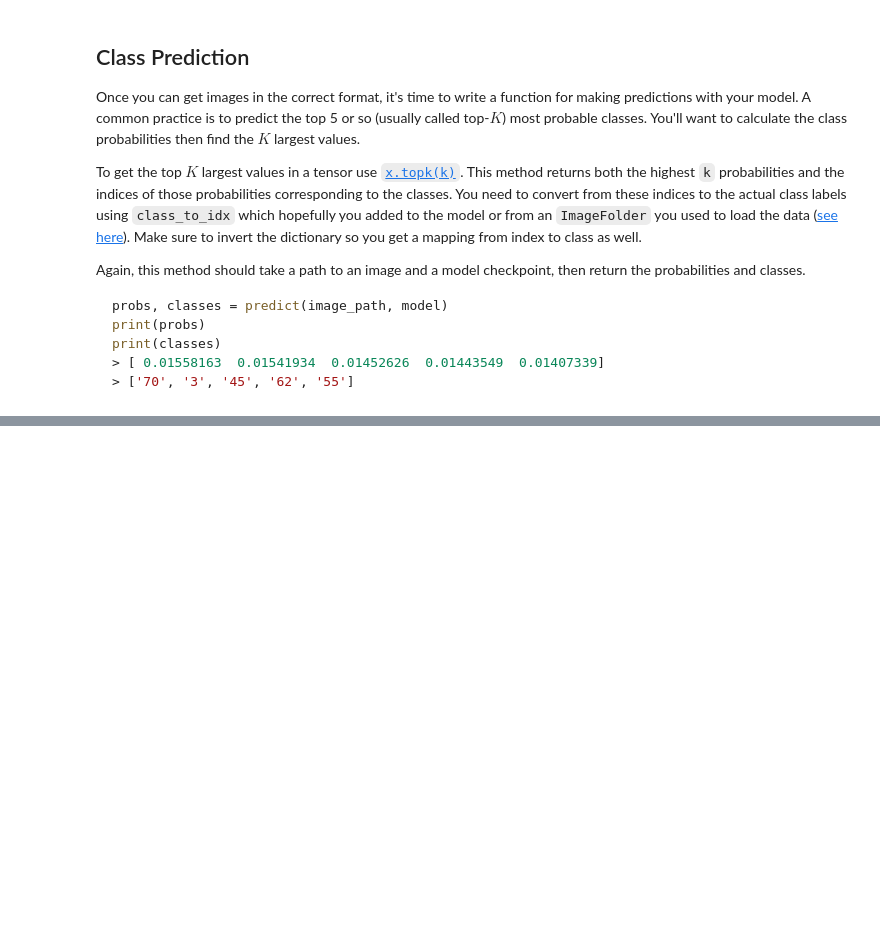
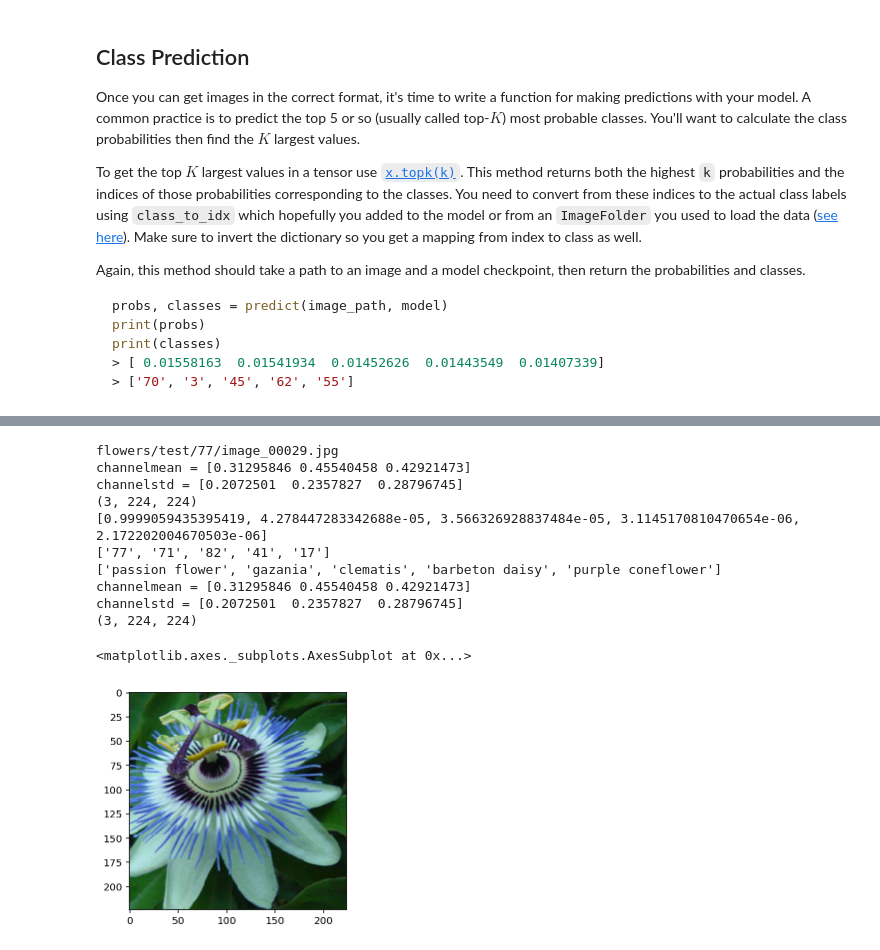
Before and after one commit to julzmb/aipnd-project, a Jupyter notebook: Image Classifier Project.ipynb, the cells around one changed output, grey strips where cells are left out. Saved outputs shown, nothing was run; the diff lists cells and outputs as text; code cells hidden in the pictures; blank space fills up the shorter version.

```diff
--- a/Image Classifier Project.ipynb
+++ b/Image Classifier Project.ipynb
@@ -178,6 +181,8 @@ CLASSIFIER_WIDTH = 512
 #model.fc
 # %%
 # Build and train your network
+
+# model = model.float()
 
 for param in model.parameters():
     param.requires_grad = False
@@ -215,10 +220,27 @@ for e in range(1, 1 + EPOCHS):
     validation_loss = 0
     correct_count = 0
     example_count = 0
+    # !!!debug start!!!
+    img_channel_mean_sum = torch.zeros(3)
+    img_channel_std_sum = torch.zeros(3)
+    img_channel_mean_sum.to(device)
+    img_channel_std_sum.to(device)
+    # !!!debug end!!!
     print('validation')
     with torch.no_grad():
         for images, labels in tqdm_notebook(dataloaders['validation']):
             images, labels = images.to(device), labels.to(device)
+            #print(images.shape)
+            # !!!debug start!!!
+            img_channel_mean_sum = torch.add(
+                img_channel_mean_sum,
+                torch.mean(images, dim=(0,2,3))
+            )
+            img_channel_std_sum = torch.add(
+                img_channel_std_sum,
+                torch.std(images, dim=(0,2,3))
+            )
+            # !!!debug end!!!
             logps = model.forward(images)
             validation_loss += criterion(logps, labels).item()
 
@@ -231,6 +253,14 @@ for e in range(1, 1 + EPOCHS):
         validation_loss / len(dataloaders['validation']),
         correct_count / example_count
     ))
+    # !!!debug start!!!
+    print('debug-img_channel_mean = {}'.format(
+        img_channel_mean_sum / len(dataloaders['validation'])
+    ))
+    print('debug-img_channel_std = {}'.format(
+        img_channel_std_sum / len(dataloaders['validation'])
+    ))
+    # !!!debug end!!!
     print('end epoch {}'.format(e))
 # %% [output]
 start epoch 1
@@ -469,8 +522,9 @@ print(classes)
 def predict(image_path, model, topk=5):
     ''' Predict the class (or classes) of an image using a trained deep learning model.
     '''
-    model = model.double()
     # Implement the code to predict the class from an image file
+    model.eval()
+    model.double()
     img = process_image(Image.open(image_path))
 
     # present a view that is like a batch of 1
@@ -519,0 +578,27 @@ You can convert from the class integer encoding to actual flower names with the
+# %%
+# TODO: Display an image along with the top 5 classes
+test_dir
+test_dir_subdirectories = [x for x in os.listdir(test_dir) if os.path.isdir(os.path.join(test_dir, x))]
+random_subdirectory = os.path.join(test_dir, random.choice(test_dir_subdirectories))
+subdir_files = [x for x in os.listdir(random_subdirectory) if os.path.isfile(os.path.join(random_subdirectory, x)) and x[-4:].lower() == '.jpg']
+random_file = os.path.join(random_subdirectory, random.choice(subdir_files))
+print(random_file)
+p, c = predict(random_file, model)
+print(p)
+print(c)
+cat_names = [cat_to_name[x] for x in c]
+print(cat_names)
+imshow(process_image(Image.open(random_file)))
+# %% [output]
+flowers/test/77/image_00029.jpg
+channelmean = [0.31295846 0.45540458 0.42921473]
+channelstd = [0.2072501  0.2357827  0.28796745]
+(3, 224, 224)
+[0.9999059435395419, 4.278447283342688e-05, 3.566326928837484e-05, 3.1145170810470654e-06, 2.172202004670503e-06]
+['77', '71', '82', '41', '17']
+['passion flower', 'gazania', 'clematis', 'barbeton daisy', 'purple coneflower']
+channelmean = [0.31295846 0.45540458 0.42921473]
+channelstd = [0.2072501  0.2357827  0.28796745]
+(3, 224, 224)
+<matplotlib.axes._subplots.AxesSubplot at 0x...>
+[figure, added]
```
Also changed, not shown: parts of 10 cells of this notebook.
